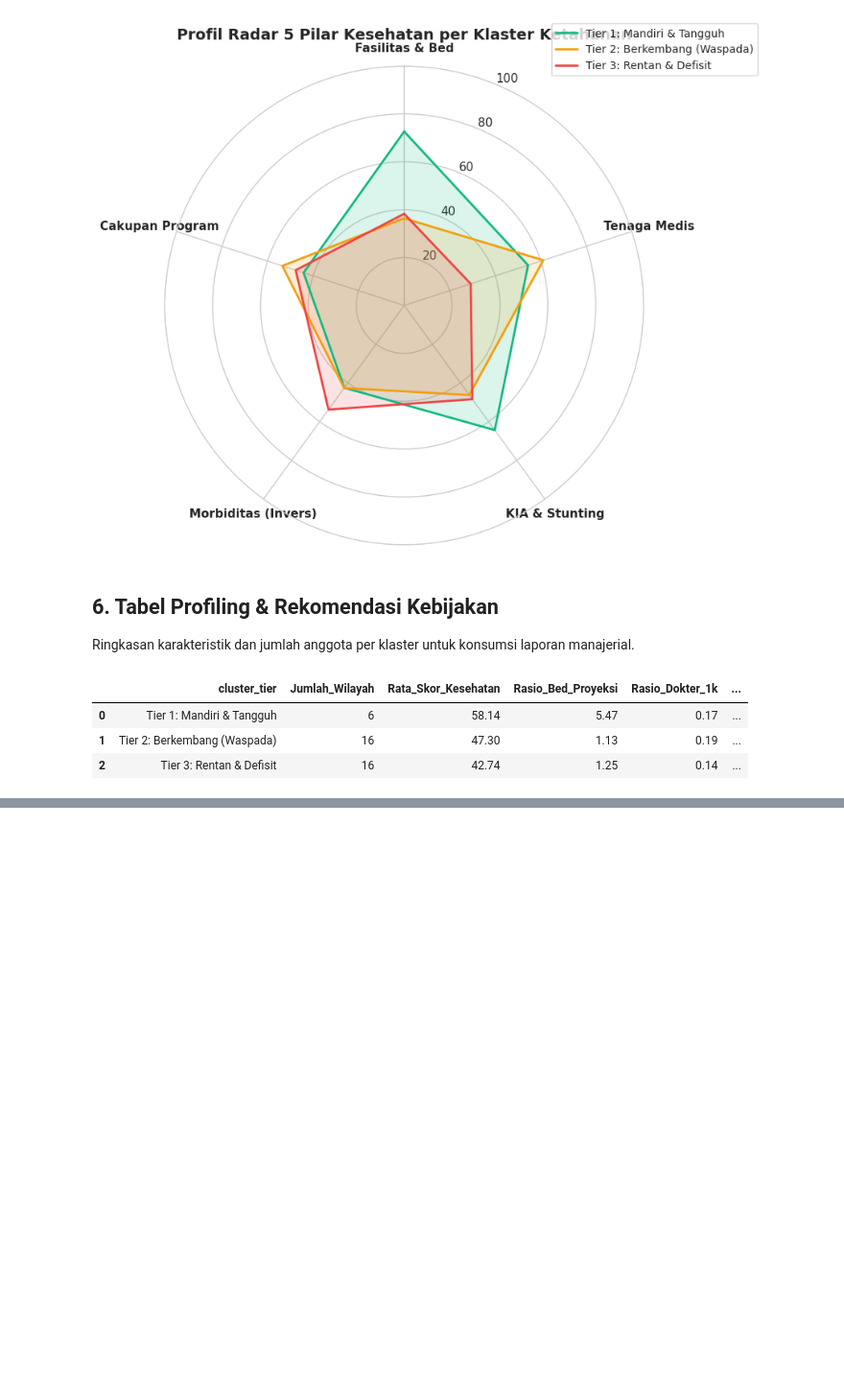
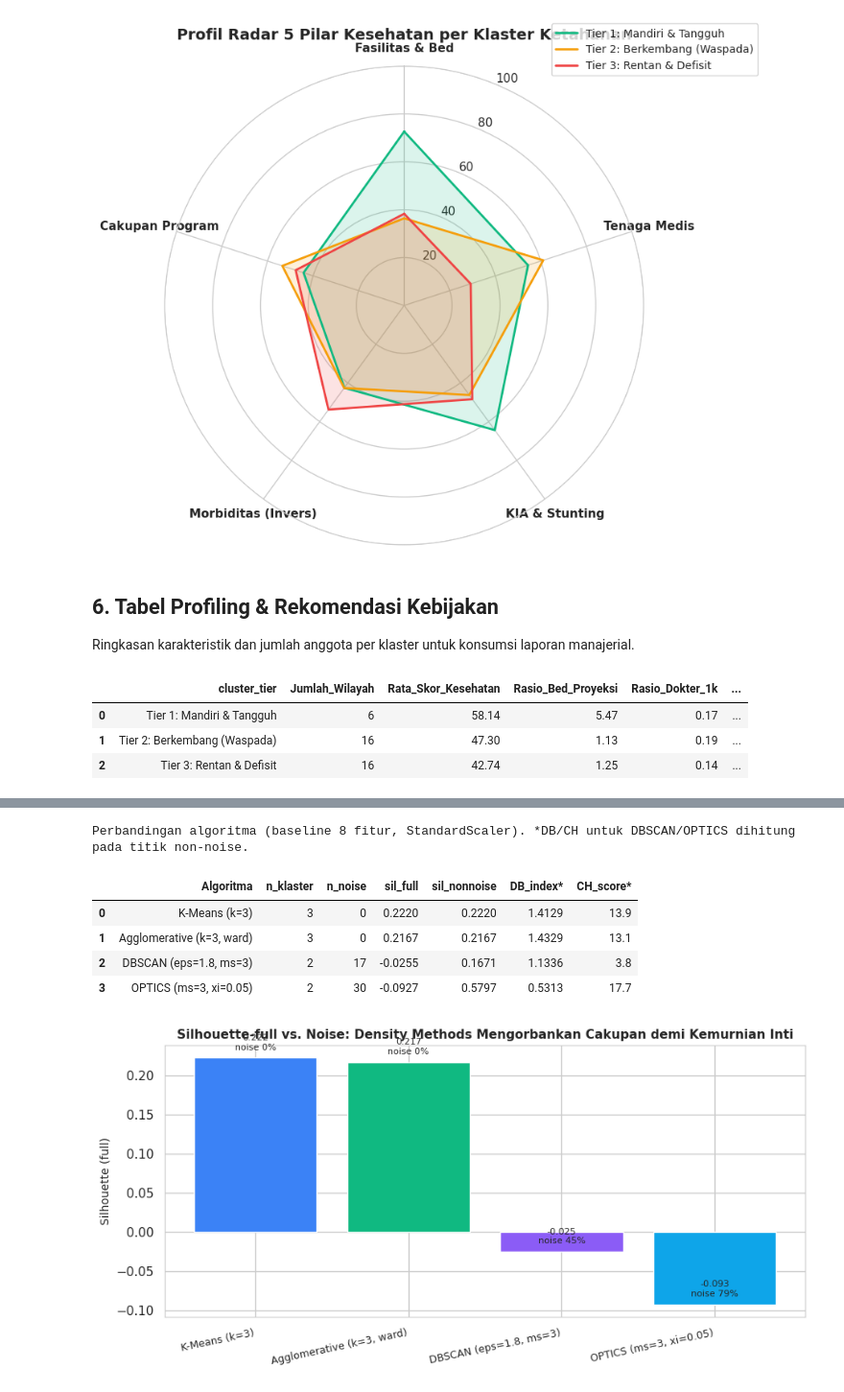
Before and after one commit to Josshua-DSA/OpenData-Cura, a Jupyter notebook: experiments/notebooks/02_regional_resilience_clustering.ipynb, the cells around one changed output, grey strips where cells are left out. Shown at 96% size. Cells and saved outputs as stored; diff of their text form; code cells hidden in the pictures; blank space fills up the shorter version.

```diff
--- a/experiments/notebooks/02_regional_resilience_clustering.ipynb
+++ b/experiments/notebooks/02_regional_resilience_clustering.ipynb
@@ -231,0 +402,62 @@ summary_table
+# %%
+# --- 8b. Perbandingan 4 algoritma pada fitur baseline yang sama ---
+def safe_scores(X, labels):
+    labs = np.array(labels)
+    ncl = len(set(labs)) - (1 if -1 in labs else 0)
+    nnoise = int((labs == -1).sum()) if -1 in labs else 0
+    sil_f, sil_nn, db, ch = np.nan, np.nan, np.nan, np.nan
+    try:
+        if len(set(labs)) >= 2 and not (-1 in labs and ncl < 1):
+            # silhouette full hanya valid jika >=2 label berbeda
+            sil_f = silhouette_score(X, labs)
+    except Exception:
+        pass
+    try:
+        m = labs != -1
+        if ncl >= 2 and m.sum() > ncl and len(set(labs[m])) >= 2:
+            sil_nn = silhouette_score(X[m], labs[m])
+            db = davies_bouldin_score(X[m], labs[m])
+            ch = calinski_harabasz_score(X[m], labs[m])
+        elif -1 not in labs and len(set(labs)) >= 2:
+            db = davies_bouldin_score(X, labs)
+            ch = calinski_harabasz_score(X, labs)
+    except Exception:
+        pass
+    return ncl, nnoise, sil_f, sil_nn, db, ch
+
+agg3 = AgglomerativeClustering(n_clusters=3, linkage='ward').fit_predict(X_scaled)
+rows = []
+for name, labs in [('K-Means (k=3)', df['cluster_kmeans']),
+                   ('Agglomerative (k=3, ward)', agg3),
+                   ('DBSCAN (eps=1.8, ms=3)', df['cluster_dbscan']),
+                   ('OPTICS (ms=3, xi=0.05)', df['cluster_optics'])]:
+    ncl, nnz, sf, snn, dbv, chv = safe_scores(X_scaled, labs)
+    rows.append({'Algoritma': name, 'n_klaster': ncl, 'n_noise': nnz,
+                 'sil_full': round(float(sf),4) if not np.isnan(sf) else None,
+                 'sil_nonnoise': round(float(snn),4) if not np.isnan(snn) else None,
+                 'DB_index*': round(float(dbv),4) if not np.isnan(dbv) else None,
+                 'CH_score*': round(float(chv),1) if not np.isnan(chv) else None})
+comp = pd.DataFrame(rows)
+print("Perbandingan algoritma (baseline 8 fitur, StandardScaler). *DB/CH untuk DBSCAN/OPTICS dihitung pada titik non-noise.")
+display(comp)
+
+# Visual ringkas: sil_full vs proporsi noise
+fig, ax = plt.subplots(figsize=(9, 4.5))
+x = np.arange(len(comp))
+sil_vals = [v if v is not None else 0 for v in comp['sil_full']]
+noise_frac = comp['n_noise'] / len(df)
+ax.bar(x, sil_vals, color=['#3B82F6','#10B981','#8B5CF6','#0EA5E9'], edgecolor='white')
+ax.set_xticks(x); ax.set_xticklabels(comp['Algoritma'], rotation=12, ha='right', fontsize=9)
+ax.set_ylabel('Silhouette (full)', fontsize=10)
+ax.set_title('Silhouette-full vs. Noise: Density Methods Mengorbankan Cakupan demi Kemurnian Inti', fontsize=11, fontweight='bold')
+for i, (s, nf) in enumerate(zip(sil_vals, noise_frac)):
+    ax.text(i, s + 0.01, f"{s:.3f}\nnoise {nf:.0%}", ha='center', fontsize=8)
+plt.tight_layout(); plt.show()
+# %% [output]
+Perbandingan algoritma (baseline 8 fitur, StandardScaler). *DB/CH untuk DBSCAN/OPTICS dihitung pada titik non-noise.
+|  | Algoritma | n_klaster | n_noise | sil_full | sil_nonnoise | DB_index* | CH_score* |
+| 0 | K-Means (k=3) | 3 | 0 | 0.2220 | 0.2220 | 1.4129 | 13.9 |
+| 1 | Agglomerative (k=3, ward) | 3 | 0 | 0.2167 | 0.2167 | 1.4329 | 13.1 |
+| 2 | DBSCAN (eps=1.8, ms=3) | 2 | 17 | -0.0255 | 0.1671 | 1.1336 | 3.8 |
+| 3 | OPTICS (ms=3, xi=0.05) | 2 | 30 | -0.0927 | 0.5797 | 0.5313 | 17.7 |
+[figure, added]
```
Also changed, not shown: parts of 11 cells of this notebook, 16 other files.
